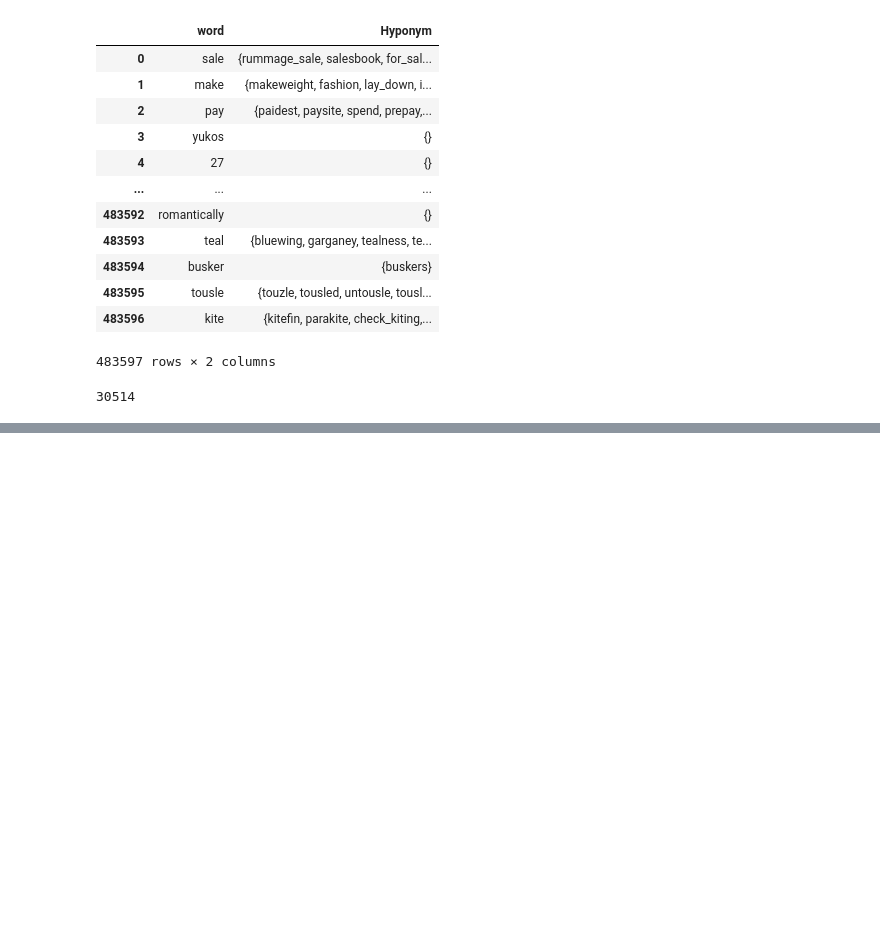
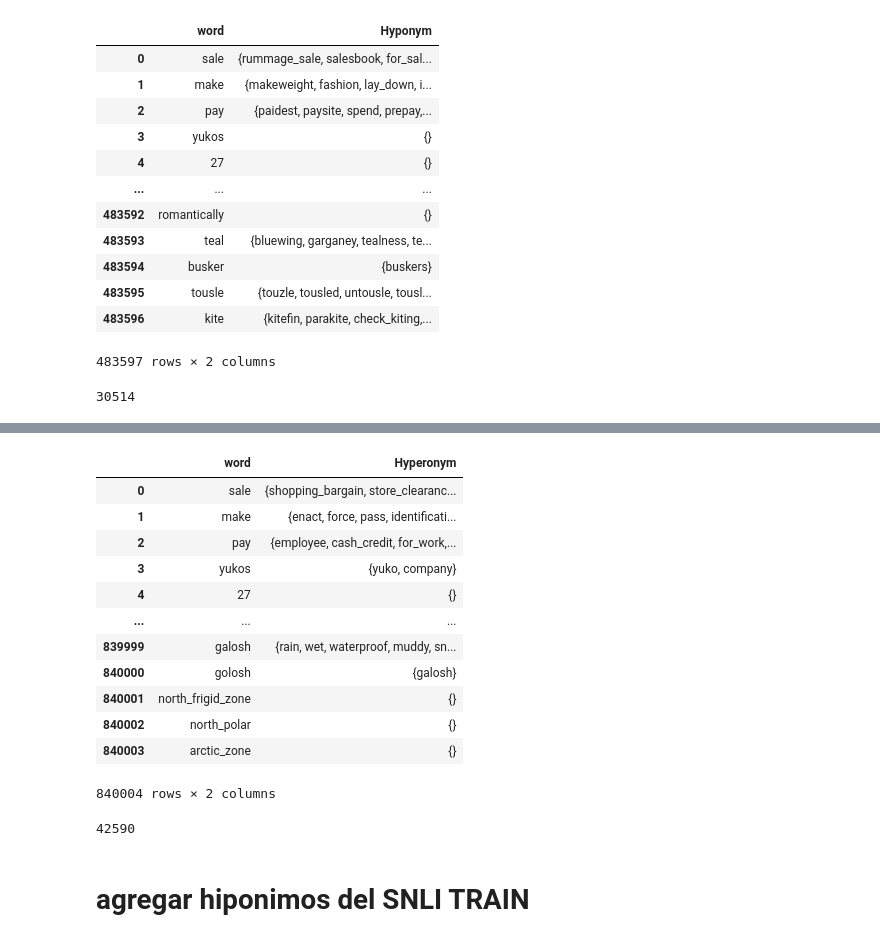
Before and after one commit to david-T-M/RIT_abril, a Jupyter notebook: diccionarios.ipynb, the cells around one changed output, grey strips where cells are left out. Saved outputs shown, nothing was run; the diff lists cells and outputs as text; code cells hidden in the pictures; blank space fills up the shorter version.

```diff
--- a/diccionarios.ipynb
+++ b/diccionarios.ipynb
@@ -451,0 +524,27 @@ df.to_pickle("salida/nuevo3/Hyponyms.pickle")
+# %%
+for i in range(55):
+    if i==0:
+        df_syn = pd.read_pickle('salida/nuevo3/SNLI/TRAIN10000/TRAIN_'+str(i+1)+'.csv_Hyperonym.pickle')
+    else:
+        try:
+            temp = pd.read_pickle('salida/nuevo3/SNLI/TRAIN10000/TRAIN_'+str(i+1)+'.csv_Hyperonym.pickle')
+            df_syn=pd.concat([df_syn,temp])
+        except:
+            pass
+# %%
+df_syn = df_syn.reset_index(drop=True)
+df_syn
+# %% [output]
+|  | word | Hyperonym |
+| 0 | sale | {shopping_bargain, store_clearanc... |
+| 1 | make | {enact, force, pass, identificati... |
+| 2 | pay | {employee, cash_credit, for_work,... |
+| 3 | yukos | {yuko, company} |
+| 4 | 27 | {} |
+| ... | ... | ... |
+| 839999 | galosh | {rain, wet, waterproof, muddy, sn... |
+| 840000 | golosh | {galosh} |
+| 840001 | north_frigid_zone | {} |
+| 840002 | north_polar | {} |
+| 840003 | arctic_zone | {} |
+840004 rows × 2 columns
@@ -451,0 +554,4 @@ df.to_pickle("salida/nuevo3/Hyponyms.pickle")
+# %%
+len(hyperonimos)
+# %% [output]
+42590
@@ -451,0 +562,2 @@ df.to_pickle("salida/nuevo3/Hyponyms.pickle")
+# %% [markdown]
+# agregar hiponimos del SNLI TRAIN
```
Also changed, not shown: parts of 24 cells of this notebook, 1 other file.
